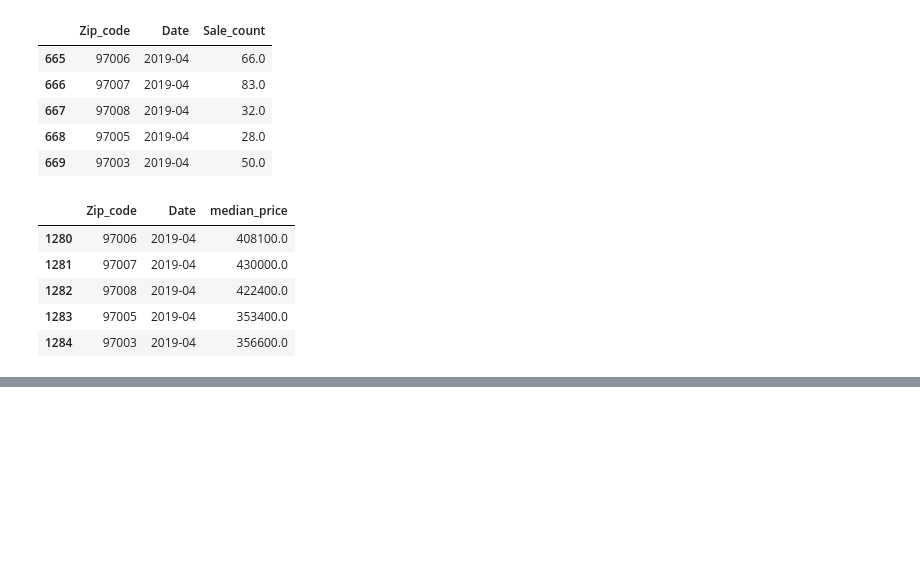
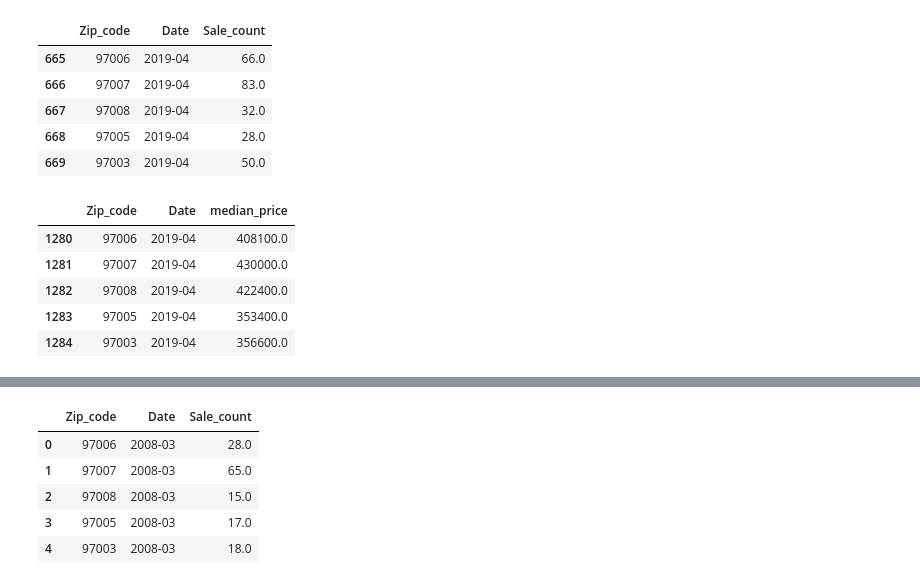
Before and after one commit to meharperjr/etlproject, a Jupyter notebook: z_hist_filter.ipynb, the cells around one changed output, grey strips where cells are left out. Cells and saved outputs as stored; diff of their text form; code cells hidden in the pictures; blank space fills up the shorter version.

```diff
--- a/z_hist_filter.ipynb
+++ b/z_hist_filter.ipynb
@@ -451,0 +477,10 @@ april_df.to_csv("resources/april_2019.csv")
+# %%
+yearlycount_df = clean_count[clean_count.Date.isin(dates)]
+yearlycount_df.head()
+# %% [output]
+|  | Zip_code | Date | Sale_count |
+| 0 | 97006 | 2008-03 | 28.0 |
+| 1 | 97007 | 2008-03 | 65.0 |
+| 2 | 97008 | 2008-03 | 15.0 |
+| 3 | 97005 | 2008-03 | 17.0 |
+| 4 | 97003 | 2008-03 | 18.0 |
```
Also changed, not shown: parts of 6 cells of this notebook, 3 other files.
